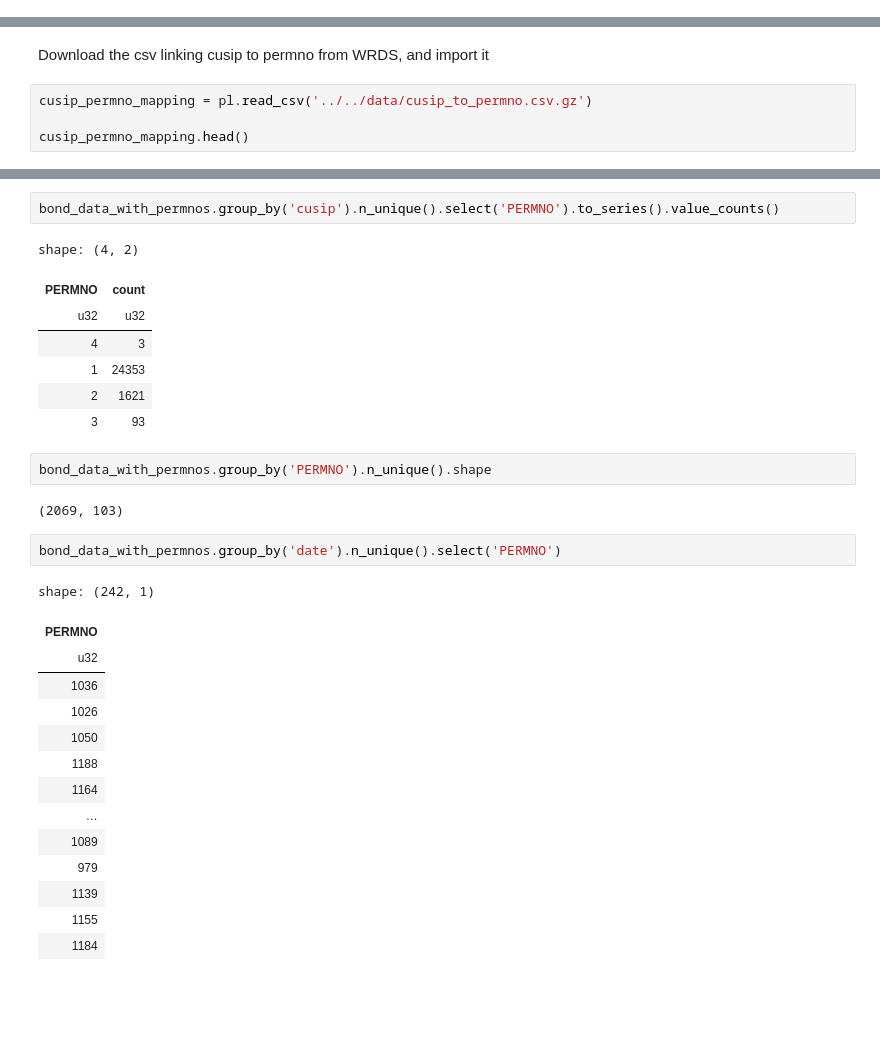
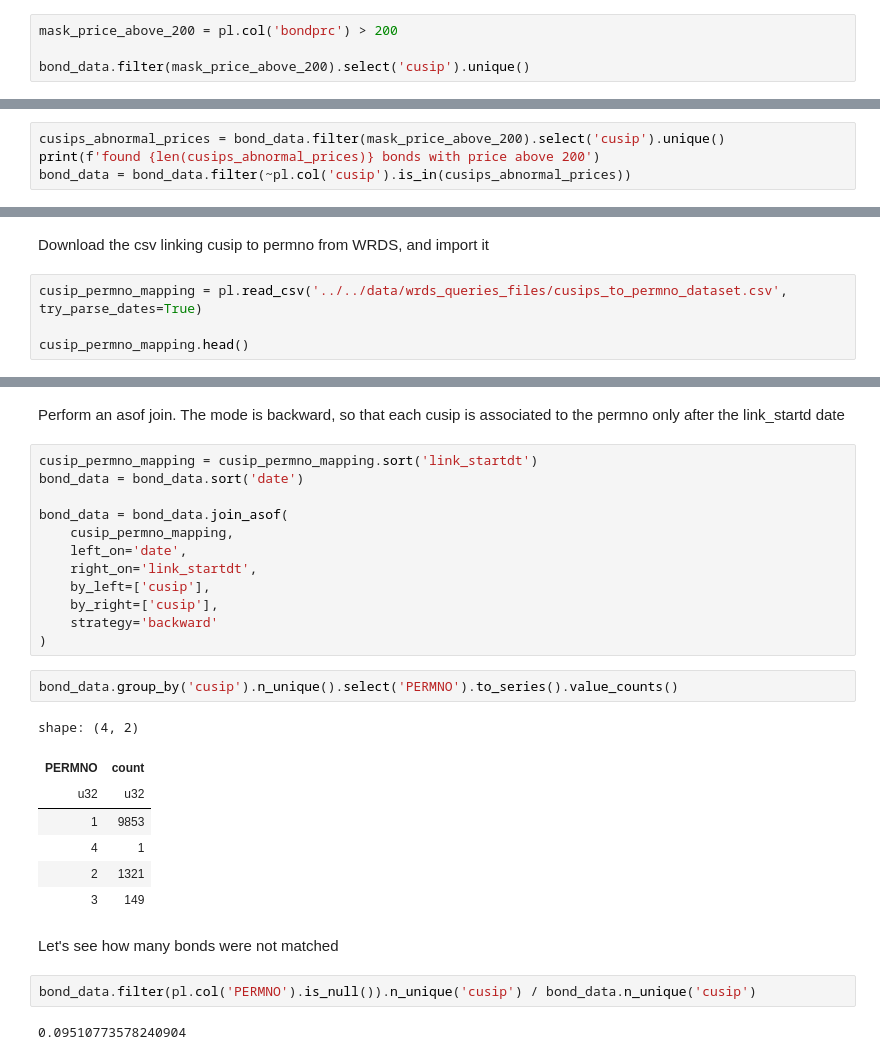
Before and after one commit to BSIC/bsic-systematic-credit, a Jupyter notebook: src/preprocessing/data_gathering.ipynb, the cells around one changed output, grey strips where cells are left out. Saved outputs shown, nothing was run; the diff lists cells and outputs as text; blank space fills up the shorter version.

```diff
--- a/src/preprocessing/data_gathering.ipynb
+++ b/src/preprocessing/data_gathering.ipynb
@@ -68,0 +370,4 @@ KeyboardInterrupt:
+# %%
+mask_price_above_200 = pl.col('bondprc') > 200
+
+bond_data.filter(mask_price_above_200).select('cusip').unique()
@@ -68,0 +386,4 @@ KeyboardInterrupt:
+# %%
+cusips_abnormal_prices = bond_data.filter(mask_price_above_200).select('cusip').unique()
+print(f'found {len(cusips_abnormal_prices)} bonds with price above 200')
+bond_data = bond_data.filter(~pl.col('cusip').is_in(cusips_abnormal_prices))
@@ -93,7 +459,7 @@ with open('../../data/cusips_list.txt', 'w') as file:
 # %% [markdown]
 Download the csv linking cusip to permno from WRDS, and import it
 # %%
-cusip_permno_mapping = pl.read_csv('../../data/cusip_to_permno.csv.gz')
+cusip_permno_mapping = pl.read_csv('../../data/wrds_queries_files/cusips_to_permno_dataset.csv', try_parse_dates=True)
 
 cusip_permno_mapping.head()
 # %% [output]
@@ -115,31 +484,30 @@ bond_data_with_permnos = final_bond_data.join(
+# %% [markdown]
+Perform an asof join. The mode is backward, so that each cusip is associated to the permno only after the link_startd date
+# %%
+cusip_permno_mapping = cusip_permno_mapping.sort('link_startdt')
+bond_data = bond_data.sort('date')
+
+bond_data = bond_data.join_asof(
+    cusip_permno_mapping,
+    left_on='date',
+    right_on='link_startdt',
+    by_left=['cusip'],
+    by_right=['cusip'],
+    strategy='backward'
+)
 # %%
-bond_data_with_permnos.group_by('cusip').n_unique().select('PERMNO').to_series().value_counts()
+bond_data.group_by('cusip').n_unique().select('PERMNO').to_series().value_counts()
 # %% [output]
 shape: (4, 2)
 | PERMNO | count |
 | u32 | u32 |
-| 4 | 3 |
-| 1 | 24353 |
-| 2 | 1621 |
-| 3 | 93 |
+| 1 | 9853 |
+| 4 | 1 |
+| 2 | 1321 |
+| 3 | 149 |
-# %%
-bond_data_with_permnos.group_by('PERMNO').n_unique().shape
-# %% [output]
-(2069, 103)
-# %%
-bond_data_with_permnos.group_by('date').n_unique().select('PERMNO')
-# %% [output]
-shape: (242, 1)
-| PERMNO |
-| u32 |
-| 1036 |
-| 1026 |
-| 1050 |
-| 1188 |
-| 1164 |
-| … |
-| 1089 |
-| 979 |
-| 1139 |
-| 1155 |
-| 1184 |
+# %% [markdown]
+Let's see how many bonds were not matched
+# %%
+bond_data.filter(pl.col('PERMNO').is_null()).n_unique('cusip') / bond_data.n_unique('cusip')
+# %% [output]
+0.09510773578240904
```
Also changed, not shown: parts of 118 cells of this notebook.
